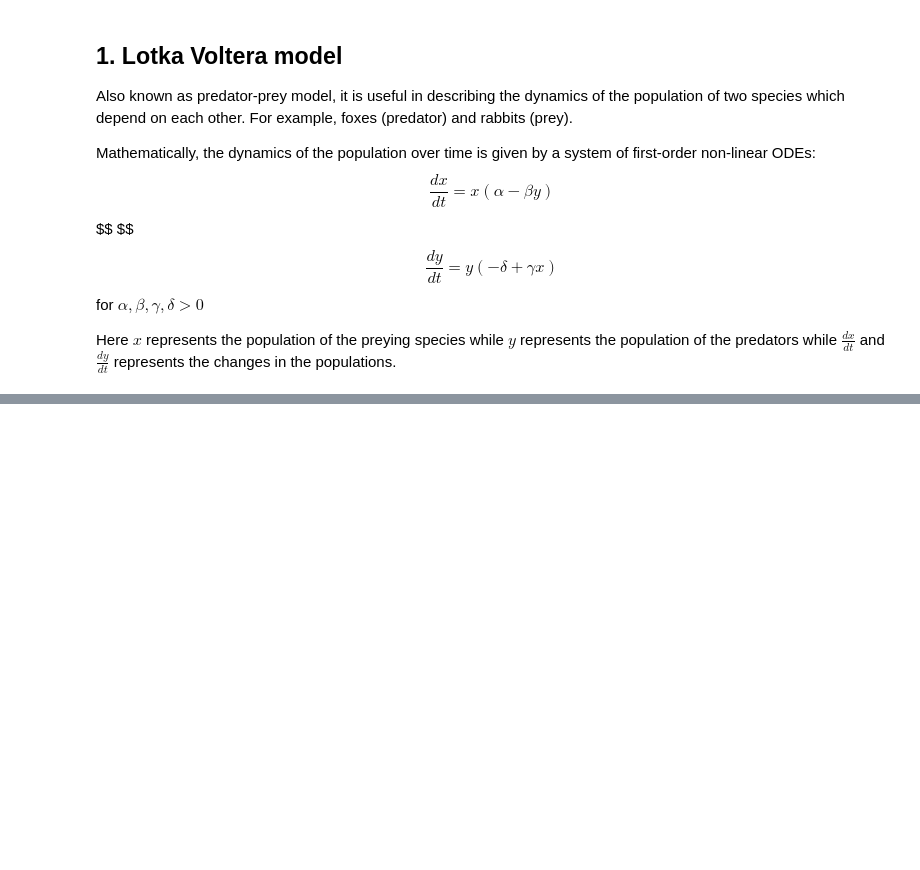
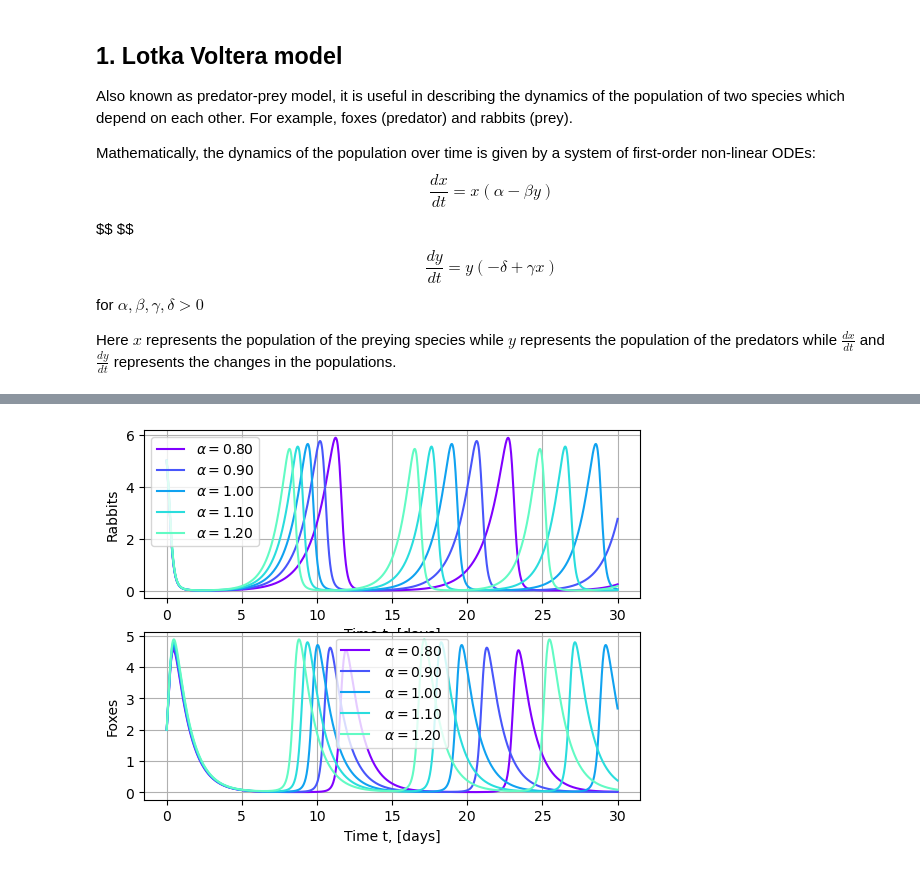
Before and after one commit to ThomasGregory/pycon-maths_in_motion, a Jupyter notebook: mathematical_biology.ipynb, the cells around one changed output, grey strips where cells are left out. Saved outputs shown, nothing was run; the diff lists cells and outputs as text; code cells hidden in the pictures; blank space fills up the shorter version.

```diff
--- a/mathematical_biology.ipynb
+++ b/mathematical_biology.ipynb
@@ -21,0 +63,26 @@ import numpy as np
+# %%
+## Parameter analysis
+### alphas
+alphas  = np.arange( 0.8, 1.3, 0.1 )
+nums    = np.random.random( ( 10, len( alphas ) ) )
+colors  = cm.rainbow( np.linspace( 0, 1, nums.shape[ 0 ] ) )  # generate the colors for each data set
+fig, ax = plt.subplots(2,1)
+
+for alpha, idx in zip( alphas, range( len( alphas ) ) ):
+    res = integrate.odeint(compute_derivative, state, t, args=( alpha, beta, delta, gamma ) )
+    ax[0].plot(t, res[:,0], color = colors[idx], linestyle = '-', label = r"$\alpha = $" + "{0:.2f}".format(alpha))
+    ax[1].plot(t, res[:,1], color = colors[idx], linestyle = '-', label = r" $\alpha = $" + "{0:.2f}".format(alpha))
+    ax[0].legend()
+    ax[1].legend()
+
+ax[0].grid()
+ax[1].grid()
+ax[0].set_xlabel('Time t, [days]')
+ax[0].set_ylabel('Rabbits')
+ax[1].set_xlabel('Time t, [days]')
+ax[1].set_ylabel('Foxes');
+
+## setting alpha back to the original value
+alpha = 1.0
+# %% [output]
+[figure, added]
```
Also changed, not shown: parts of 8 cells of this notebook.
